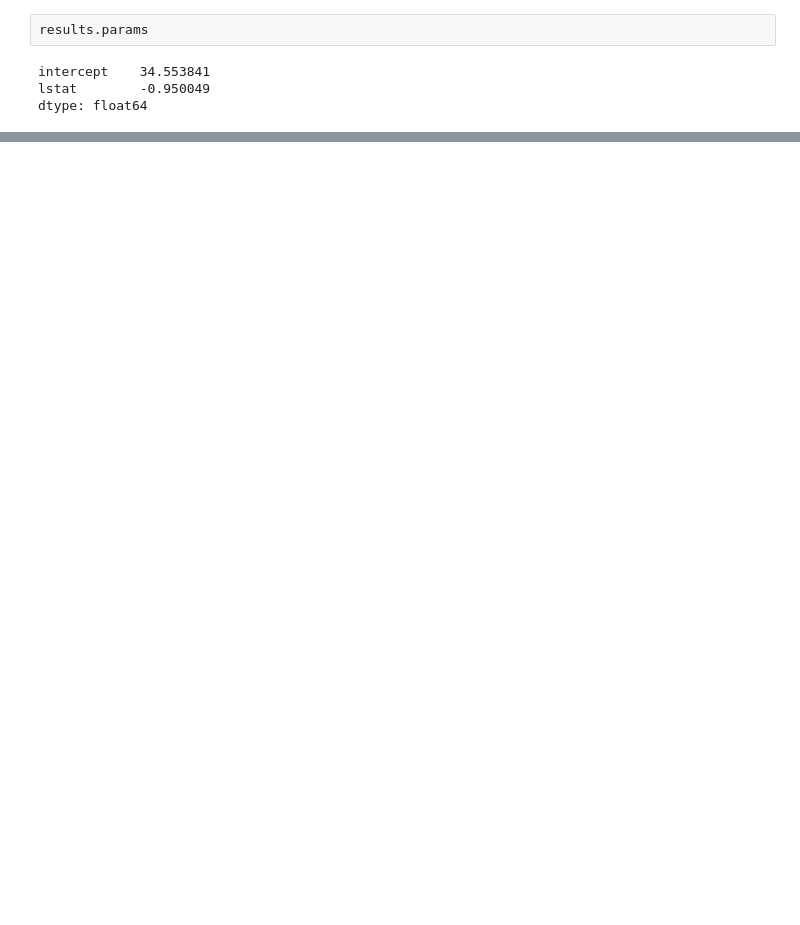
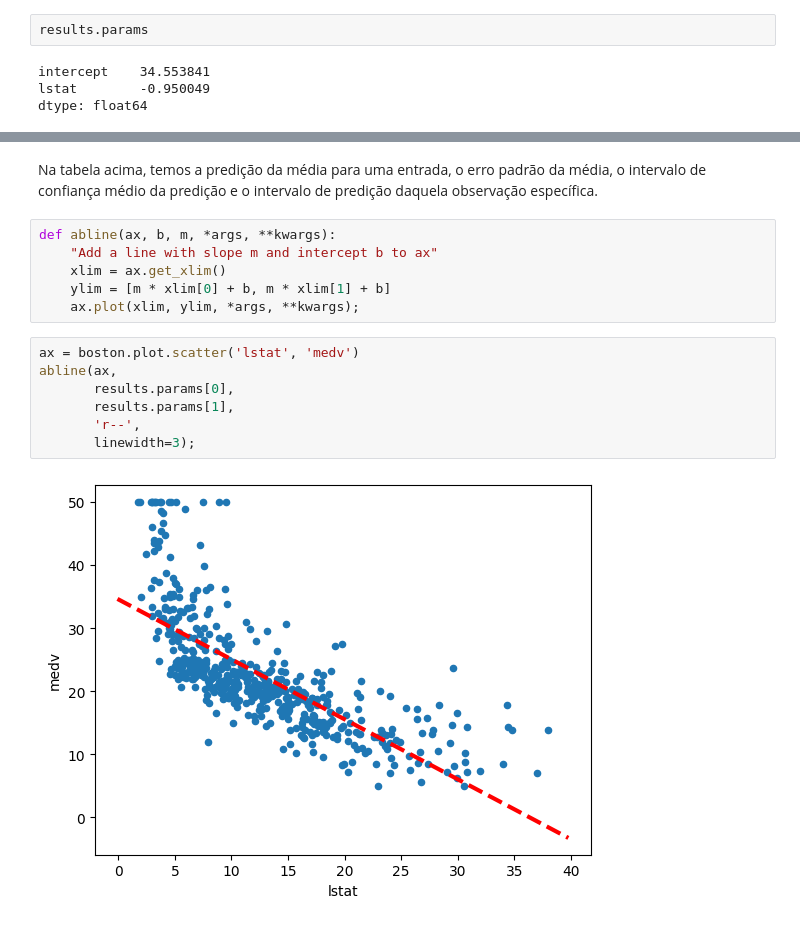
Before and after one commit to rafael-asousa/ISLP, a Jupyter notebook: chapter3/lab.ipynb, the cells around one changed output, grey strips where cells are left out. Drawn from its saved outputs; the diff is of its cells as text; blank space fills up the shorter version.

```diff
--- a/chapter3/lab.ipynb
+++ b/chapter3/lab.ipynb
@@ -95,0 +115,17 @@ dtype: float64
+# %% [markdown]
+Na tabela acima, temos a predição da média para uma entrada, o erro padrão da média, o intervalo de confiança médio da predição e o intervalo de predição daquela observação específica.
+# %%
+def abline(ax, b, m, *args, **kwargs):
+    "Add a line with slope m and intercept b to ax"
+    xlim = ax.get_xlim()
+    ylim = [m * xlim[0] + b, m * xlim[1] + b]
+    ax.plot(xlim, ylim, *args, **kwargs);
+# %%
+ax = boston.plot.scatter('lstat', 'medv')
+abline(ax,
+       results.params[0],
+       results.params[1],
+       'r--',
+       linewidth=3);
+# %% [output]
+[figure, added]
```
Also changed, not shown: parts of 28 cells of this notebook.
